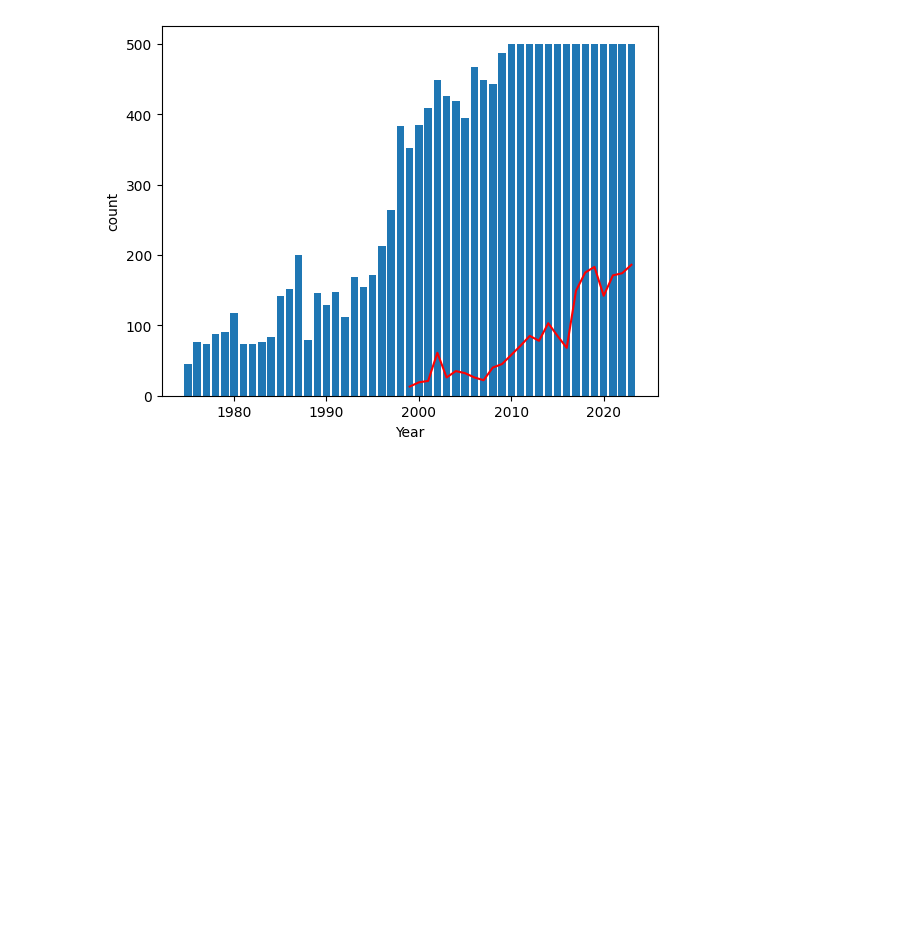
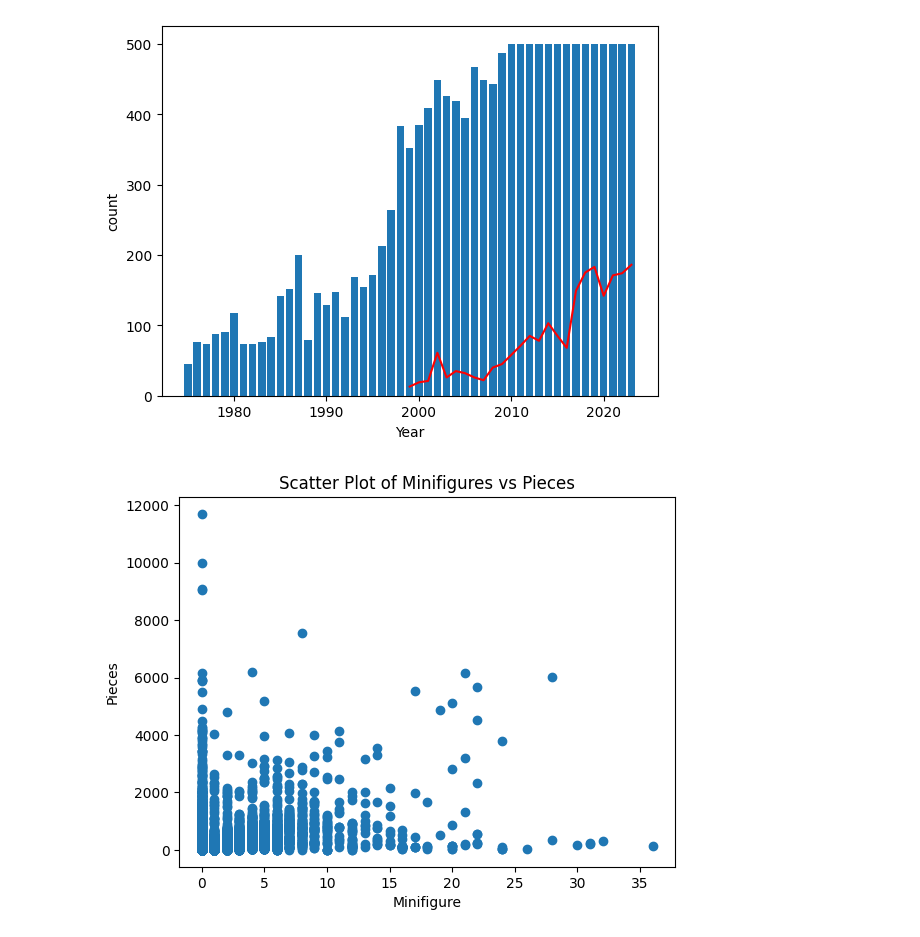
Before and after one commit to Bruhmin001/EDA_Render, a Jupyter notebook: Notebooks/EDA.ipynb, the cells around one changed output. Saved outputs shown, nothing was run; the diff lists cells and outputs as text; code cells hidden in the pictures; blank space fills up the shorter version.

```diff
--- a/Notebooks/EDA.ipynb
+++ b/Notebooks/EDA.ipynb
@@ -36,3 +38,15 @@ plt.bar(df['Year'].value_counts(sort=False).index,df['Year'].value_counts(sort=F
 # %% [output]
 <BarContainer object of 49 artists>
 [figure]
+# %%
+x = df['Minifigures']
+y = df['Pieces']
+
+# Create the scatter plot
+plt.scatter(x, y)
+plt.xlabel('Minifigure')
+plt.ylabel('Pieces')
+plt.title('Scatter Plot of Minifigures vs Pieces')
+plt.show()
+# %% [output]
+[figure, added]
```
Also changed, not shown: parts of 1 cell of this notebook.
